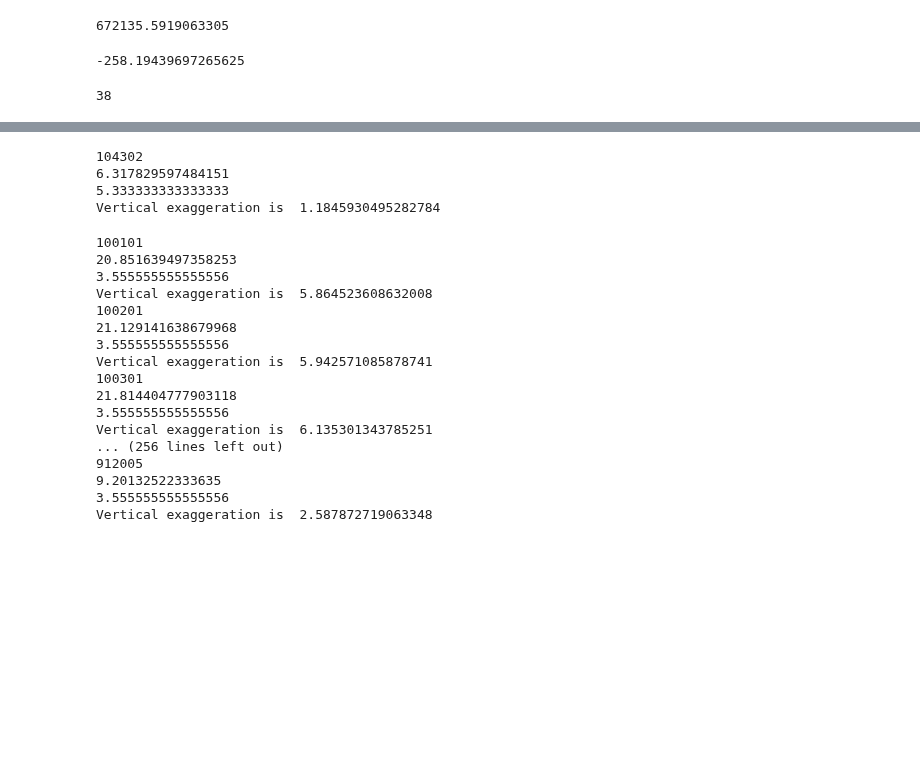
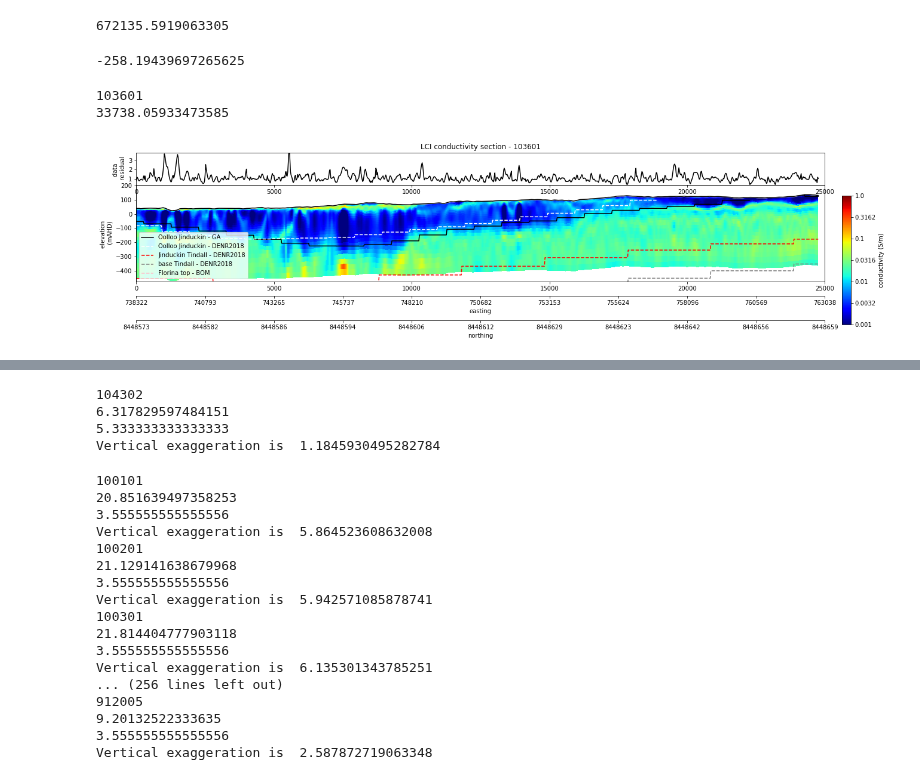
Before and after one commit to GeoscienceAustralia/hydrogeol_utils, a Jupyter notebook: notebooks/DR_sections.ipynb, the cells around one changed output, grey strips where cells are left out. Saved outputs shown, nothing was run; the diff lists cells and outputs as text; code cells hidden in the pictures; blank space fills up the shorter version.

```diff
--- a/notebooks/DR_sections.ipynb
+++ b/notebooks/DR_sections.ipynb
@@ -349,10 +349,58 @@ def xy_to_grid_dist(gridded_var, x, y, use_easting = True):
                          np.square(gridded_var['northing'][idx] - y))))
 
     return idx
-# %%
-idx
-# %% [output]
-38
+# %%
+# Now we will do some plotting of sections around a particular feature of interest
+
+line = 103601
+
+print(line)
+
+w,h = 20,5
+
+x,y = 762439.06, 8423619.75
+
+idx = xy_to_grid_dist(gridded_vars[line], x,y, use_easting = False)
+
+fig, ax1, ax2 = section_plot(line, figsize = (w,h))
+
+
+
+ax2.legend(loc='lower left')
+
+offset = 5000.
+
+dist = gridded_vars[line]['grid_distances'][idx]
+
+elev = gridded_vars[line]['elevation'][idx]
+
+#ax2.set_xlim(dist - offset, dist + offset)
+
+xmin = 0
+xmax = 25000
+ax2.set_xlim(xmin, xmax)
+
+#ax2.scatter([dist], [elev], c = 'k', s = 50)
+
+#ax2.set_xlabel('Distance along flightline')
+
+mask = np.logical_and(gridded_vars[line]['grid_distances'] > xmin,
+                      gridded_vars[line]['grid_distances'] < xmax)
+
+plot_utils.add_axis_coords('easting', gridded_vars[line]['easting'][mask],
+                            ax2, ax2.get_position(), offset=-0.15)
+
+plot_utils.add_axis_coords('northing', gridded_vars[line]['northing'][mask],
+                            ax2, ax2.get_position(), offset=-0.4)
+
+plt.savefig(r"C:\Users\PCUser\Desktop\NSC_data\reporting\Daly\custom_sections\\" + str(line) + '_report_section.png',
+           dpi =300)
+
+plt.show()
+# %% [output]
+103601
+33738.05933473585
+[figure, added]
 # %%
 # Now we will do some plotting of sections around a particular feature of interest
 
```
Also changed, not shown: parts of 2 cells of this notebook, 6 other files.
